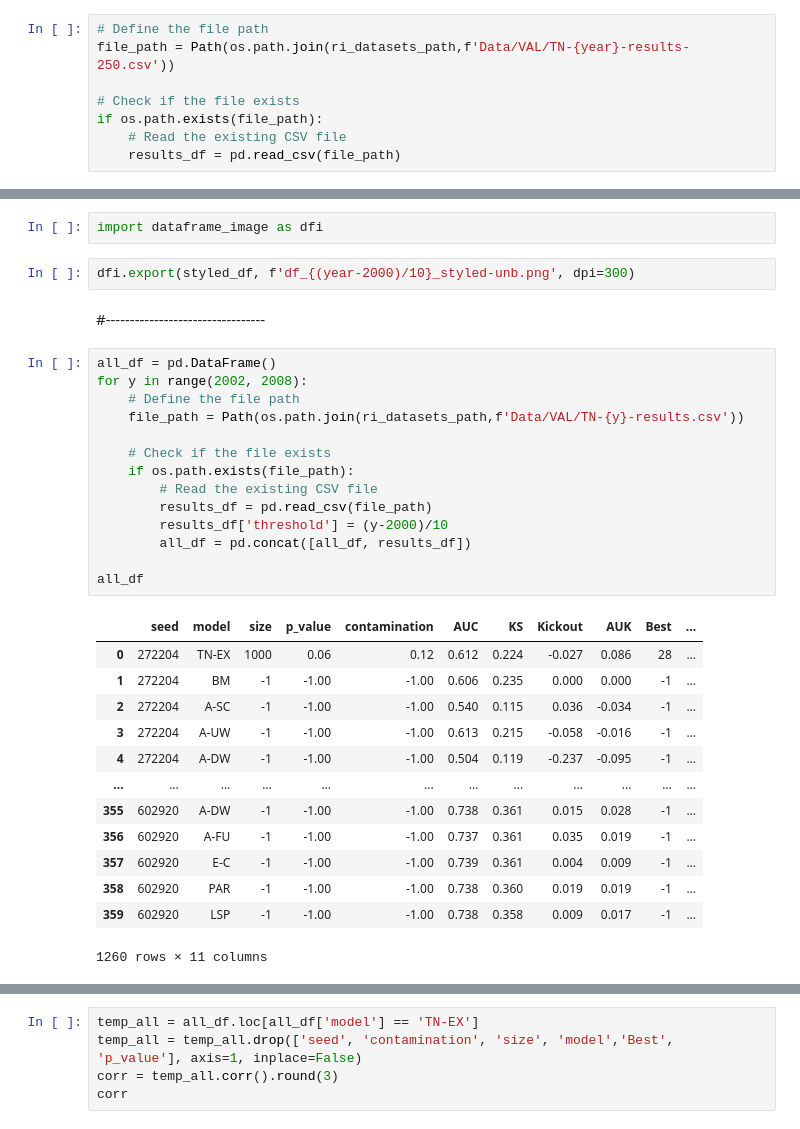
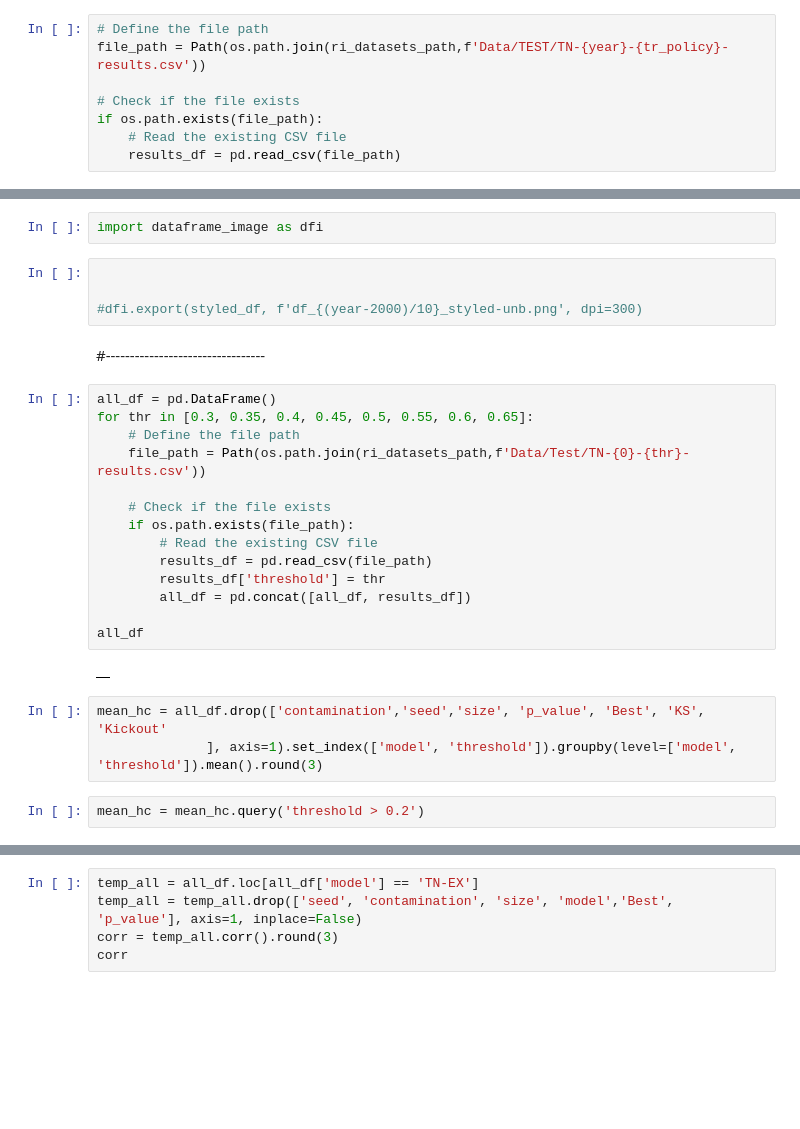
Before and after one commit to hiaac-finance/credit_pipeline, a Jupyter notebook: examples/playground Revista Pt3 - HC tests.ipynb, the cells around one changed output, grey strips where cells are left out. Cells and saved outputs as stored; diff of their text form; blank space fills up the shorter version.

```diff
--- a/examples/playground Revista Pt3 - HC tests.ipynb
+++ b/examples/playground Revista Pt3 - HC tests.ipynb
@@ -113,6 +114,6 @@ tresh = 0.3
 # %%
 # Define the file path
-file_path = Path(os.path.join(ri_datasets_path,f'Data/VAL/TN-{year}-results-250.csv'))
+file_path = Path(os.path.join(ri_datasets_path,f'Data/TEST/TN-{year}-{tr_policy}-results.csv'))
 
 # Check if the file exists
 if os.path.exists(file_path):
@@ -187,34 +191,29 @@ styled_df.format('{:.3f}')
 # %%
 import dataframe_image as dfi
 # %%
-dfi.export(styled_df, f'df_{(year-2000)/10}_styled-unb.png', dpi=300)
+
+
+#dfi.export(styled_df, f'df_{(year-2000)/10}_styled-unb.png', dpi=300)
 # %% [markdown]
 #---------------------------------
 # %%
 all_df = pd.DataFrame()
-for y in range(2002, 2008):
+for thr in [0.3, 0.35, 0.4, 0.45, 0.5, 0.55, 0.6, 0.65]:
     # Define the file path
-    file_path = Path(os.path.join(ri_datasets_path,f'Data/VAL/TN-{y}-results.csv'))
+    file_path = Path(os.path.join(ri_datasets_path,f'Data/Test/TN-{0}-{thr}-results.csv'))
 
     # Check if the file exists
     if os.path.exists(file_path):
         # Read the existing CSV file
         results_df = pd.read_csv(file_path)
-        results_df['threshold'] = (y-2000)/10
+        results_df['threshold'] = thr
         all_df = pd.concat([all_df, results_df])
 
 all_df
 # %% [output]
-|  | seed | model | size | p_value | contamination | AUC | KS | Kickout | AUK | Best | ... |
-| 0 | 272204 | TN-EX | 1000 | 0.06 | 0.12 | 0.612 | 0.224 | -0.027 | 0.086 | 28 | ... |
-| 1 | 272204 | BM | -1 | -1.00 | -1.00 | 0.606 | 0.235 | 0.000 | 0.000 | -1 | ... |
-| 2 | 272204 | A-SC | -1 | -1.00 | -1.00 | 0.540 | 0.115 | 0.036 | -0.034 | -1 | ... |
-| 3 | 272204 | A-UW | -1 | -1.00 | -1.00 | 0.613 | 0.215 | -0.058 | -0.016 | -1 | ... |
-| 4 | 272204 | A-DW | -1 | -1.00 | -1.00 | 0.504 | 0.119 | -0.237 | -0.095 | -1 | ... |
-| ... | ... | ... | ... | ... | ... | ... | ... | ... | ... | ... | ... |
-| 355 | 602920 | A-DW | -1 | -1.00 | -1.00 | 0.738 | 0.361 | 0.015 | 0.028 | -1 | ... |
-| 356 | 602920 | A-FU | -1 | -1.00 | -1.00 | 0.737 | 0.361 | 0.035 | 0.019 | -1 | ... |
-| 357 | 602920 | E-C | -1 | -1.00 | -1.00 | 0.739 | 0.361 | 0.004 | 0.009 | -1 | ... |
-| 358 | 602920 | PAR | -1 | -1.00 | -1.00 | 0.738 | 0.360 | 0.019 | 0.019 | -1 | ... |
-| 359 | 602920 | LSP | -1 | -1.00 | -1.00 | 0.738 | 0.358 | 0.009 | 0.017 | -1 | ... |
+|  |
-1260 rows × 11 columns
+# %%
+mean_hc = all_df.drop(['contamination','seed','size', 'p_value', 'Best', 'KS', 'Kickout'
+              ], axis=1).set_index(['model', 'threshold']).groupby(level=['model', 'threshold']).mean().round(3)
+# %%
+mean_hc = mean_hc.query('threshold > 0.2')
```
Also changed, not shown: parts of 8 cells of this notebook, 8 other files.
